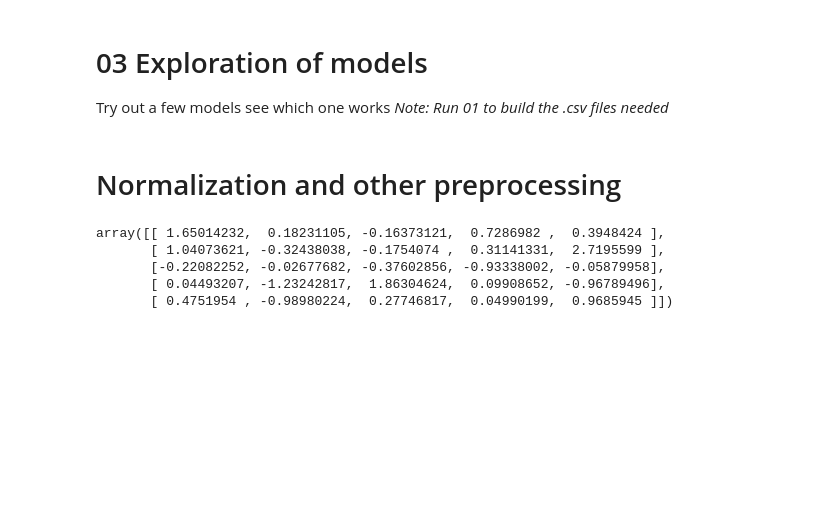
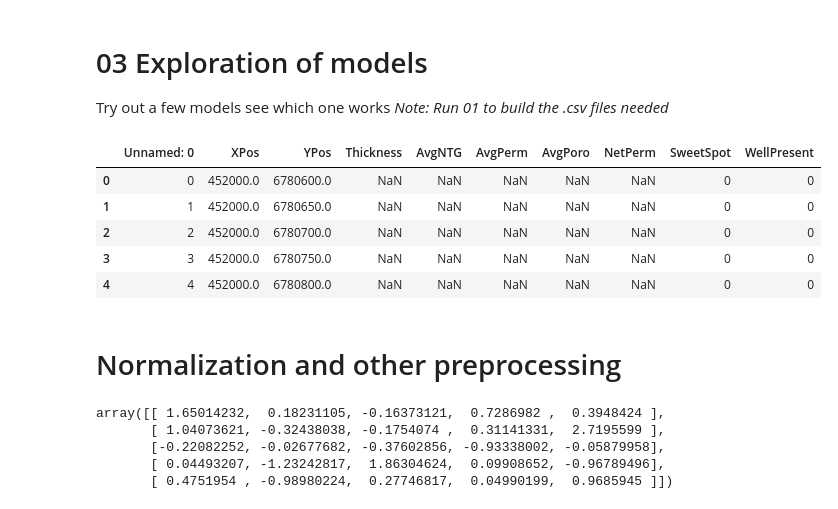
Before and after one commit to Nozziel/OGA2018_SweetSpotPrediction, a Jupyter notebook: Notebooks/03 Exploration of models.ipynb, the cells around one changed output. Drawn from its saved outputs; the diff is of its cells as text; code cells hidden in the pictures; blank space fills up the shorter version.

```diff
--- a/Notebooks/03 Exploration of models.ipynb
+++ b/Notebooks/03 Exploration of models.ipynb
@@ -14,6 +14,15 @@ Try out a few models see which one works
 *Note: Run 01 to build the .csv files needed*
 # %%
 df = pd.read_csv('ClassificationData.csv')
+
+df.head()
+# %% [output]
+|  | Unnamed: 0 | XPos | YPos | Thickness | AvgNTG | AvgPerm | AvgPoro | NetPerm | SweetSpot | WellPresent |
+| 0 | 0 | 452000.0 | 6780600.0 | NaN | NaN | NaN | NaN | NaN | 0 | 0 |
+| 1 | 1 | 452000.0 | 6780650.0 | NaN | NaN | NaN | NaN | NaN | 0 | 0 |
+| 2 | 2 | 452000.0 | 6780700.0 | NaN | NaN | NaN | NaN | NaN | 0 | 0 |
+| 3 | 3 | 452000.0 | 6780750.0 | NaN | NaN | NaN | NaN | NaN | 0 | 0 |
+| 4 | 4 | 452000.0 | 6780800.0 | NaN | NaN | NaN | NaN | NaN | 0 | 0 |
 # %%
 features = [
     #'XPos', # propbably dont want these as features
```
Also changed, not shown: parts of 5 cells of this notebook, 1 other file.
